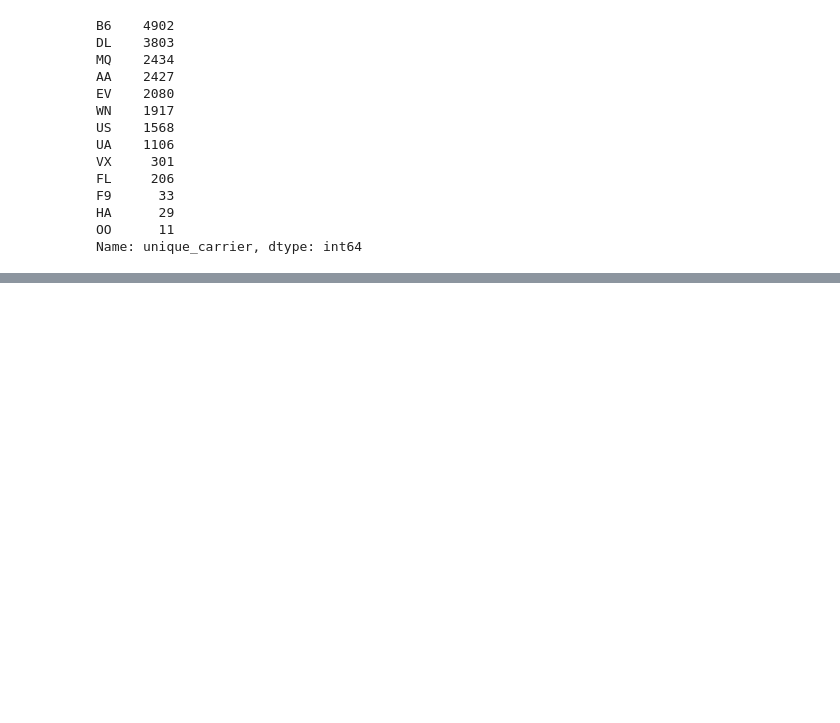
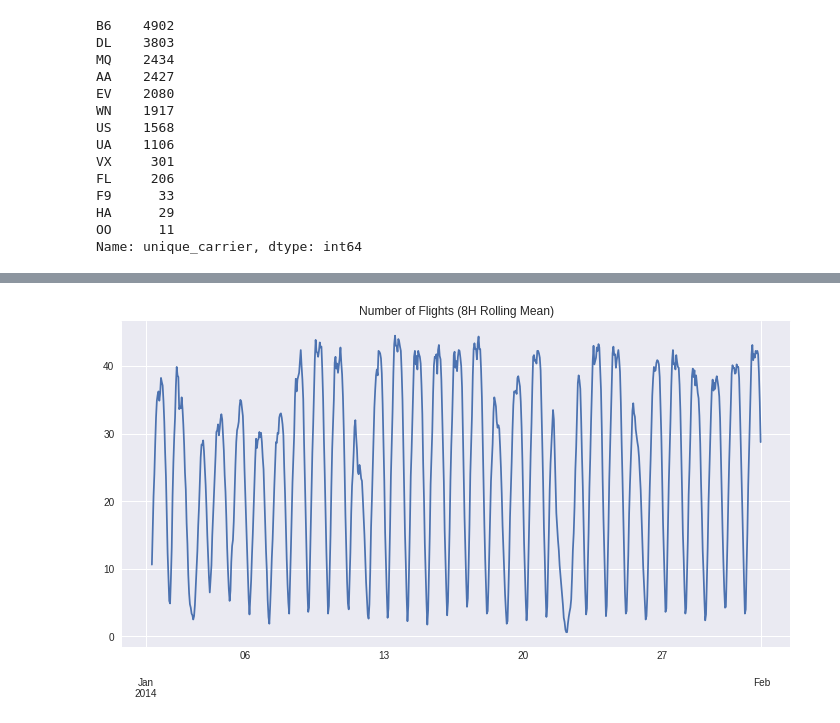
Before and after one commit to abhisam/PadhAI_Notebooks, a Jupyter notebook: pandas_tutorials.ipynb, the cells around one changed output, grey strips where cells are left out. Drawn from its saved outputs; the diff is of its cells as text; code cells hidden in the pictures; blank space fills up the shorter version.

```diff
--- a/pandas_tutorials.ipynb
+++ b/pandas_tutorials.ipynb
@@ -134,0 +213,13 @@ Freq: M, Name: dep, dtype: int64
+# %%
+#plotting time series data of departure with rolloing avg
+
+(flights['dep']
+    .value_counts()
+    .resample('H')
+    .sum()
+    .rolling(8).mean()
+    .plot(figsize=(12, 6),
+          title="Number of Flights (8H Rolling Mean)"))
+sns.despine()
+# %% [output]
+[figure, added]
```
Also changed, not shown: parts of 5 cells of this notebook.
